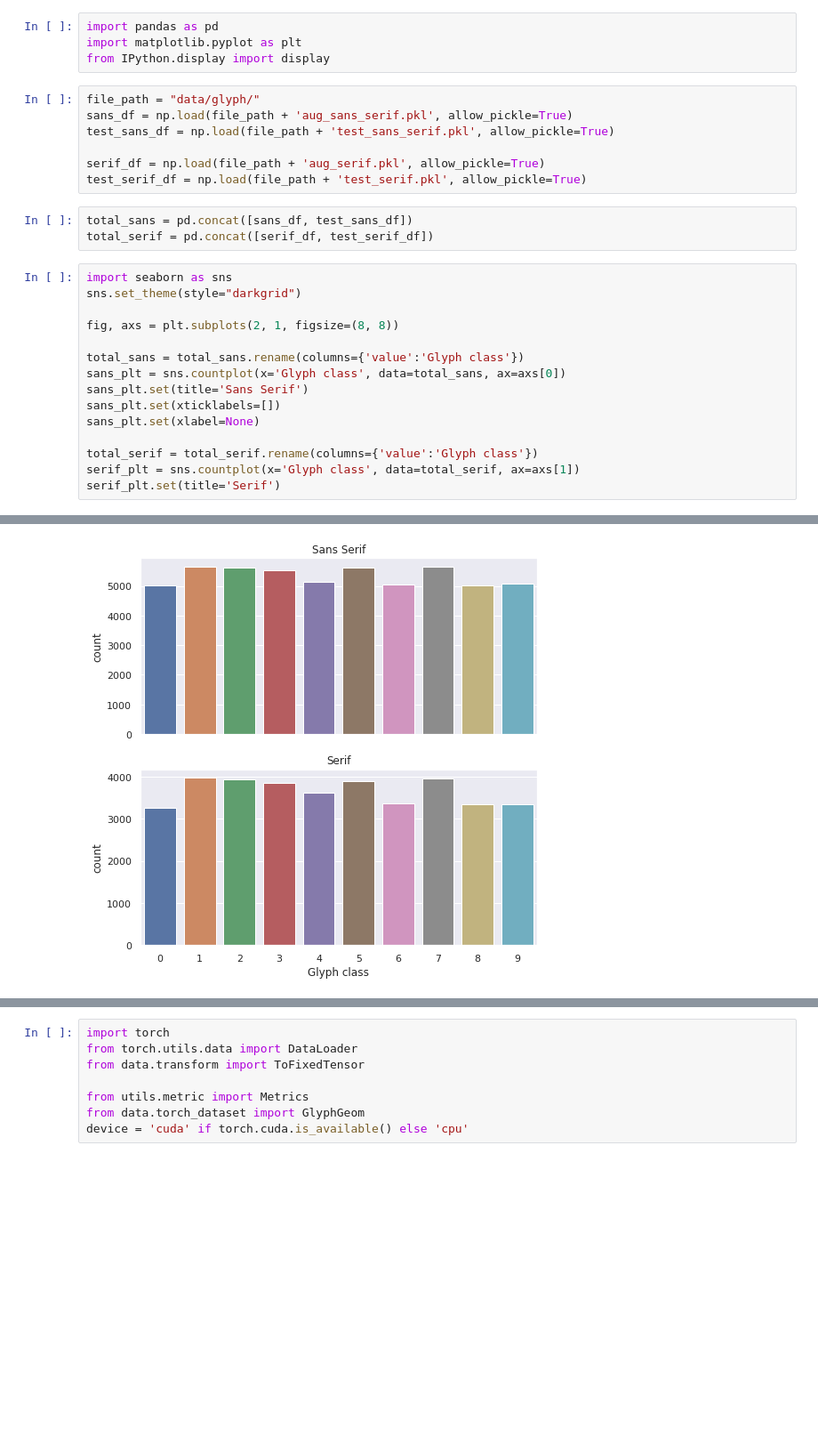
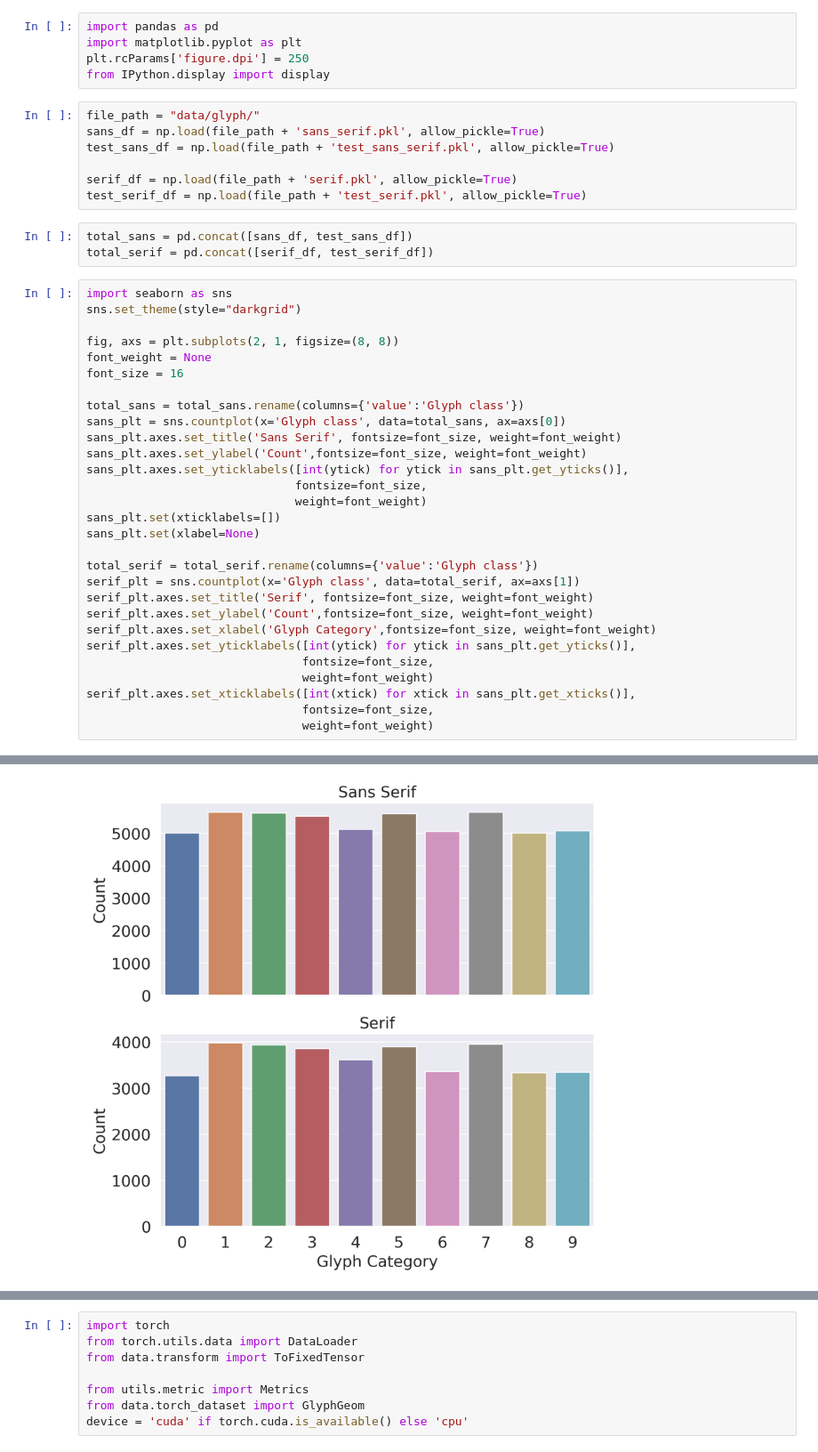
Before and after one commit to zexhuang/GlyphVectors, a Jupyter notebook: experiment/eval.ipynb, the cells around one changed output, grey strips where cells are left out. Shown at 89% size. Cells and saved outputs as stored; diff of their text form; blank space fills up the shorter version.

Commit message:
Figures and fix transformer

```diff
--- a/experiment/eval.ipynb
+++ b/experiment/eval.ipynb
@@ -7,13 +7,14 @@ import numpy as np
 # %%
 import pandas as pd
 import matplotlib.pyplot as plt
+plt.rcParams['figure.dpi'] = 250
 from IPython.display import display
 # %%
 file_path = "data/glyph/"
-sans_df = np.load(file_path + 'aug_sans_serif.pkl', allow_pickle=True)
+sans_df = np.load(file_path + 'sans_serif.pkl', allow_pickle=True)
 test_sans_df = np.load(file_path + 'test_sans_serif.pkl', allow_pickle=True)
 
-serif_df = np.load(file_path + 'aug_serif.pkl', allow_pickle=True)
+serif_df = np.load(file_path + 'serif.pkl', allow_pickle=True)
 test_serif_df = np.load(file_path + 'test_serif.pkl', allow_pickle=True)
 # %%
 total_sans = pd.concat([sans_df, test_sans_df])
@@ -23,14 +24,28 @@ import seaborn as sns
 sns.set_theme(style="darkgrid")
 
 fig, axs = plt.subplots(2, 1, figsize=(8, 8))
+font_weight = None
+font_size = 16
 
 total_sans = total_sans.rename(columns={'value':'Glyph class'})
 sans_plt = sns.countplot(x='Glyph class', data=total_sans, ax=axs[0])
-sans_plt.set(title='Sans Serif')
+sans_plt.axes.set_title('Sans Serif', fontsize=font_size, weight=font_weight)
+sans_plt.axes.set_ylabel('Count',fontsize=font_size, weight=font_weight)
+sans_plt.axes.set_yticklabels([int(ytick) for ytick in sans_plt.get_yticks()],
+                              fontsize=font_size,
+                              weight=font_weight)
 sans_plt.set(xticklabels=[])
 sans_plt.set(xlabel=None)
 
 total_serif = total_serif.rename(columns={'value':'Glyph class'})
 serif_plt = sns.countplot(x='Glyph class', data=total_serif, ax=axs[1])
-serif_plt.set(title='Serif')
+serif_plt.axes.set_title('Serif', fontsize=font_size, weight=font_weight)
+serif_plt.axes.set_ylabel('Count',fontsize=font_size, weight=font_weight)
+serif_plt.axes.set_xlabel('Glyph Category',fontsize=font_size, weight=font_weight)
+serif_plt.axes.set_yticklabels([int(ytick) for ytick in sans_plt.get_yticks()],
+                               fontsize=font_size,
+                               weight=font_weight)
+serif_plt.axes.set_xticklabels([int(xtick) for xtick in sans_plt.get_xticks()],
+                               fontsize=font_size,
+                               weight=font_weight)
 # %% [output]
@@ -38 +62 @@ serif_plt.set(title='Serif')
-[figure, old version]
+[figure, new version]
```
Also changed, not shown: parts of 30 cells of this notebook, 27 other files.
